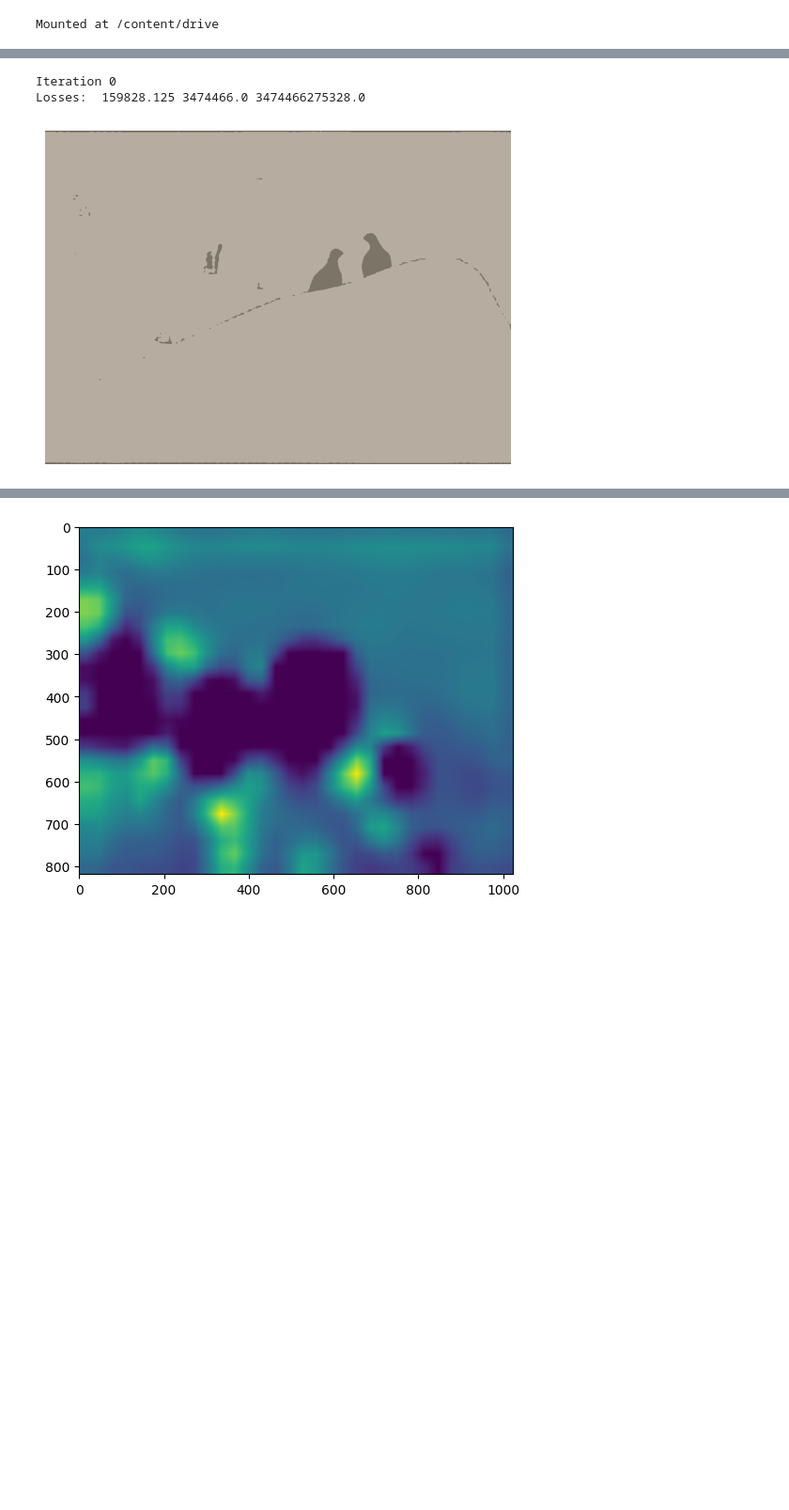
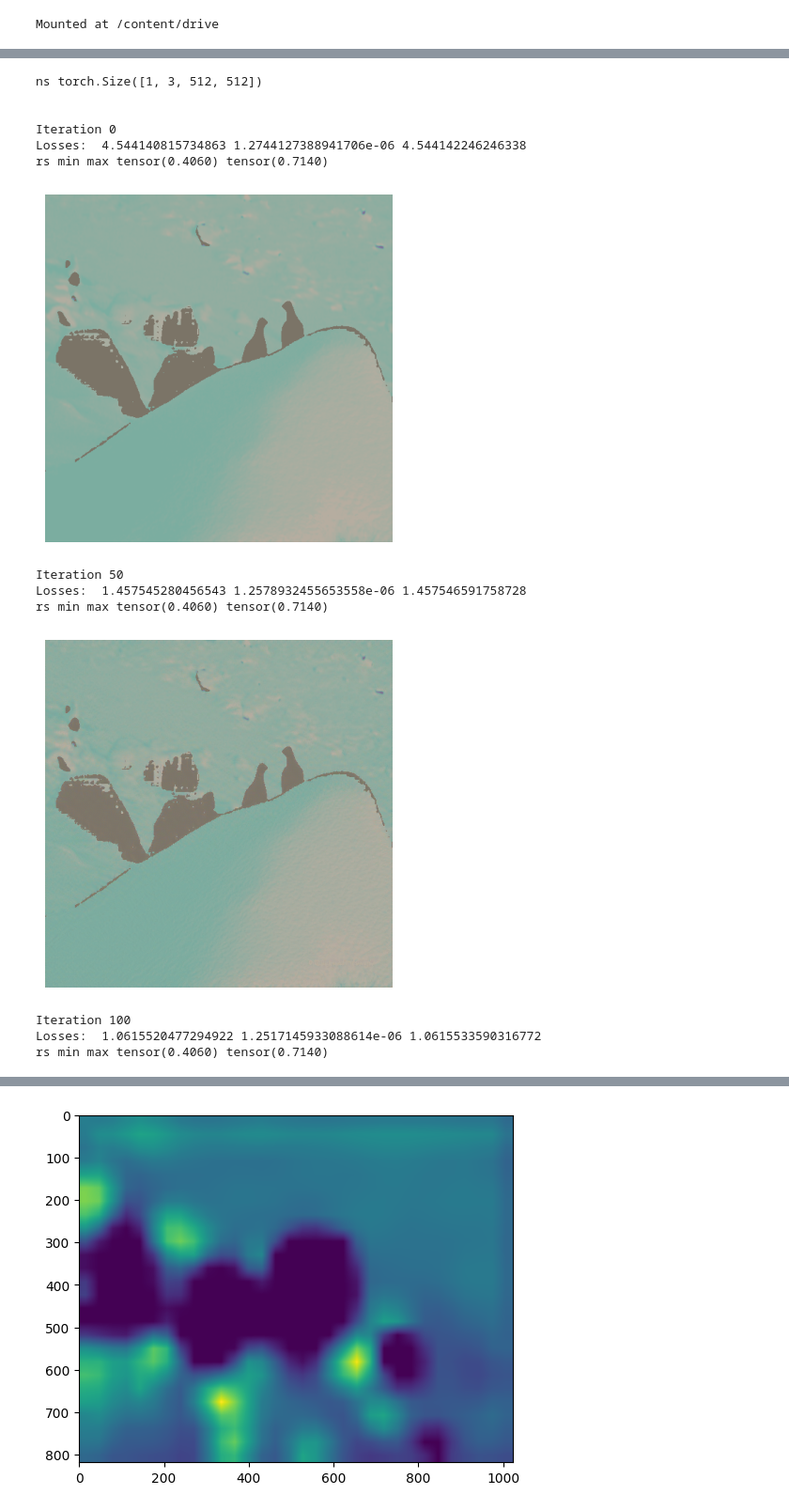
Before and after one commit to VinitraMk/UMass-CS670-Project, a Jupyter notebook: Index.ipynb, the cells around one changed output, grey strips where cells are left out. Shown at 94% size. Saved outputs shown, nothing was run; the diff lists cells and outputs as text; code cells hidden in the pictures; blank space fills up the shorter version.

Commit message:
debugging old style transfer code

```diff
--- a/Index.ipynb
+++ b/Index.ipynb
@@ -614,39 +626,51 @@ for texture in selected_textures:
 
     style_img = read_image(f'./source-data/Textures/{texture}.jpg')
     #img = read_image('./source-data/Mini-Set/bgm-bird-1.jpg')
     #print(img.size())
     #layer_visualizer(img, args)
 
     run_style_transfer_pipeline(args, texture, param_dict[texture]['style_weights'], last_run)
 '''
 
 parser = argparse.ArgumentParser()
 parser.add_argument('--batch_size', type = int, default = 1)
 parser.add_argument('--model_name', type=str, default='vgg')
-parser.add_argument('--lr', type=float, default=1)
-parser.add_argument('--max_iter', type=int, default=60)
-parser.add_argument('--iter_interval', type=int, default=10)
+parser.add_argument('--lr', type=float, default=0.005)
+parser.add_argument('--max_iter', type=int, default=150)
+parser.add_argument('--iter_interval', type=int, default=50)
 args = parser.parse_args(args=[])
 
 style_img = read_image(f'./source-data/Textures/red-sand.jpg')
 img = read_image('./source-data/Mini-Set/bgm-bird-2.jpg')
 #img = img[None, :]
 #print(img.size())
 #layer_visualizer(img, args)
 #layer_visualizer(style_img, args)
 #style_layers = [1, 6, 11, 20, 29] #[2]
 style_layers = [0, 5, 10, 19, 28]
 content_layer = 21 #22
 style_weights = [1] * 5 #[1.5]*5
 content_weight = 1 #1e-4 #1
-#total_variance_weight = 1e-3 #1e-5 4
+total_variance_weight = 1e-3 #1e-5 4
 lamda = 1e-4
 eta = 1e6
 deep_style_transfer(img, style_img, style_layers, content_layer, content_weight, style_weights, lamda, eta, args)
+#style_transfer(img, style_img, style_layers, content_layer, content_weight, style_weights, total_variance_weight, args)
 # %% [output]
+ns torch.Size([1, 3, 512, 512])
+
+
 Iteration 0
-Losses:  159828.125 3474466.0 3474466275328.0
+Losses:  4.544140815734863 1.2744127388941706e-06 4.544142246246338
+rs min max tensor(0.4060) tensor(0.7140)
-[figure, old version]
+[figure, new version]
+Iteration 50
+Losses:  1.457545280456543 1.2578932455653558e-06 1.457546591758728
+rs min max tensor(0.4060) tensor(0.7140)
+[figure, added]
+Iteration 100
+Losses:  1.0615520477294922 1.2517145933088614e-06 1.0615533590316772
+rs min max tensor(0.4060) tensor(0.7140)
 # %%
 import torch
 import torch.nn as nn
```
Also changed, not shown: parts of 5 cells of this notebook, 1 other file.
